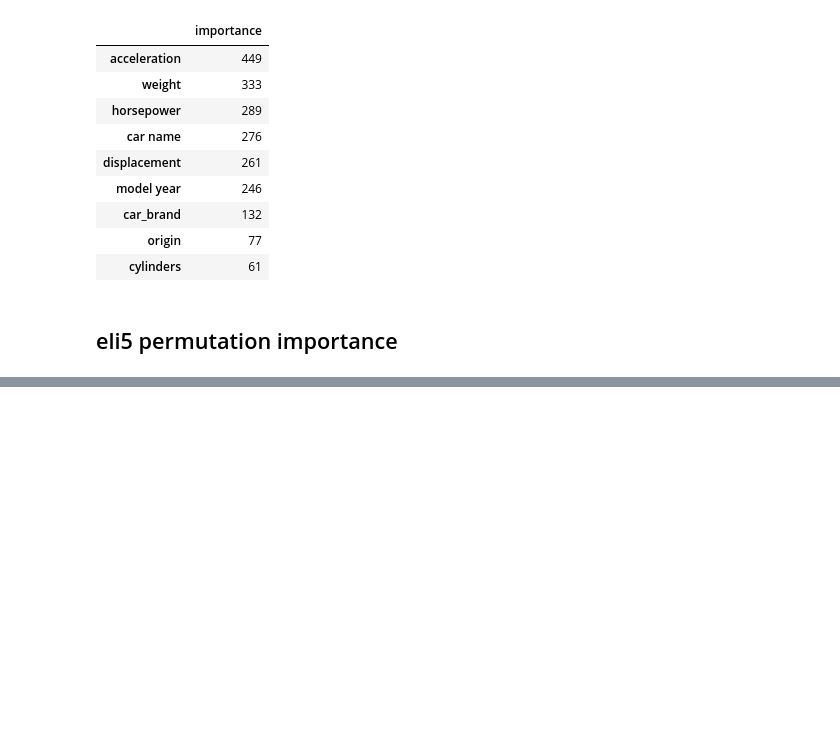
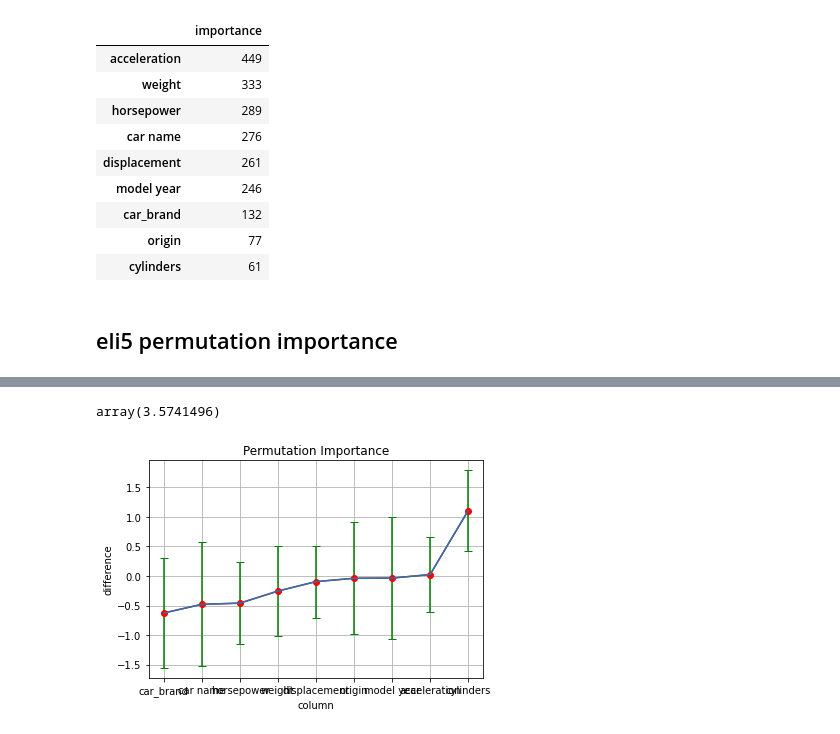
Before and after one commit to YusukeAmg/SIGNATE_4th_BeginnerOnlyCompetition, a Jupyter notebook: notebook/LightGBM.ipynb, the cells around one changed output, grey strips where cells are left out. Drawn from its saved outputs; the diff is of its cells as text; code cells hidden in the pictures; blank space fills up the shorter version.

Commit message:
permutation importance
Add permutation importance

```diff
--- a/notebook/LightGBM.ipynb
+++ b/notebook/LightGBM.ipynb
@@ -290,0 +297,6 @@ perm_df.set_index('feature')
+# %%
+def permuted(df):
+    for col in df.columns:
+        permuted_df = df.copy()
+        permuted_df[col] = np.random.permutation(permuted_df[col])
+        yield col, permuted_df
@@ -290,0 +330,11 @@ perm_df.set_index('feature')
+# %%
+def score_diff_stat(base, perm):
+    mean_base_score = base.mean()
+    for col, scores in perm.items():
+        score_diff = scores - mean_base_score
+        yield col, score_diff.mean(), score_diff.std()
+# score_diff.std()が0になってしまう？
+# %%
+# Permutation Importanceを計算
+base_score, perm_scores = pimp(best_model, train_X, train_y)
+pprint.pprint(perm_scores)
@@ -290,0 +351,7 @@ perm_df.set_index('feature')
+# %%
+# カラム名、base scoreとの差、95%信頼区間を取り出す
+diff_stat = list(score_diff_stat(base_score, perm_scores))
+sorted_diff_stat = sorted(diff_stat, key=lambda x:x[1])
+cols = [name for name, _, _ in sorted_diff_stat]
+diff_means = [diff_mean for _, diff_mean, _ in sorted_diff_stat]
+diff_stds_95 = [diff_std * 1.96 for _, _, diff_std in sorted_diff_stat]
@@ -290,0 +370,16 @@ perm_df.set_index('feature')
+# %%
+base_score
+# %% [output]
+array(3.5741496)
+# %%
+# グラフにプロットする
+plt.plot(cols, diff_means, marker='o', color='r')
+plt.errorbar(cols, diff_means, yerr=diff_stds_95, ecolor='g', capsize=4)
+
+plt.title('Permutation Importance')
+plt.grid()
+plt.xlabel('column')
+plt.ylabel('difference')
+plt.show()
+# %% [output]
+[figure, added]
```
Also changed, not shown: parts of 10 cells of this notebook, 4 other files.
